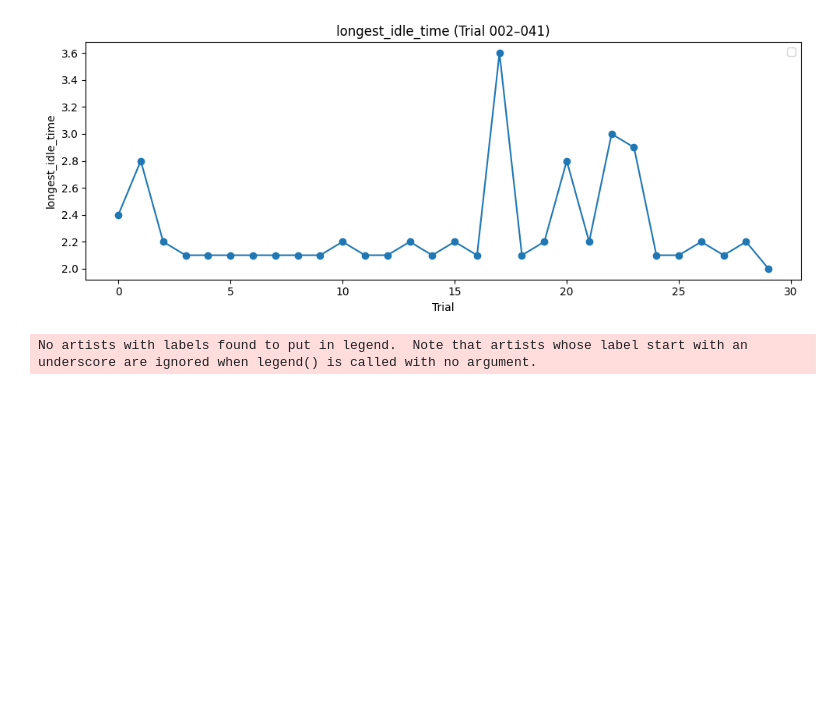
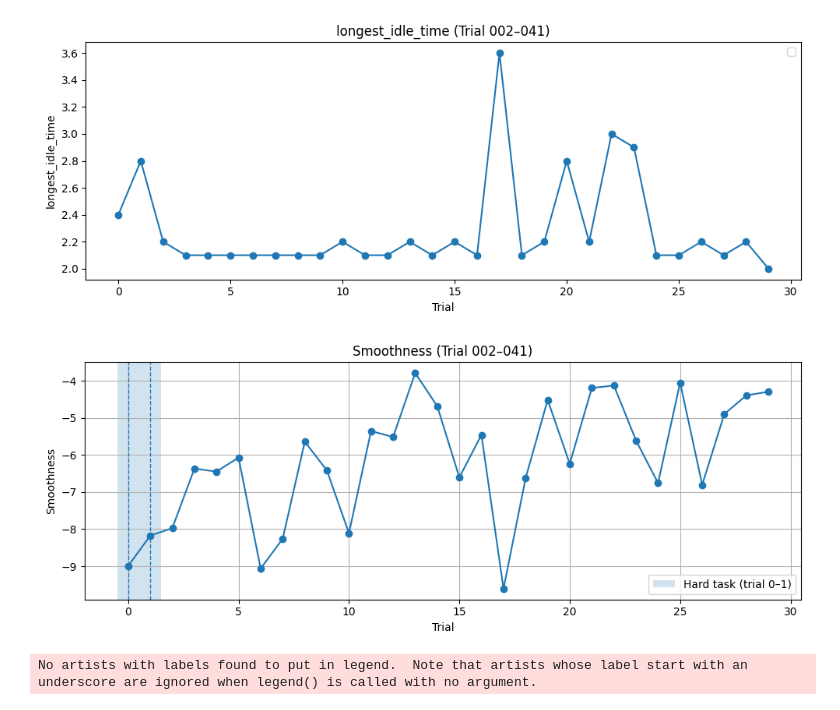
Before and after one commit to KylerHong/Morpheus_Haptic_Sleeve, a Jupyter notebook: Segmented.ipynb, the cells around one changed output. Cells and saved outputs as stored; diff of their text form; code cells hidden in the pictures; blank space fills up the shorter version.

```diff
--- a/Segmented.ipynb
+++ b/Segmented.ipynb
@@ -811,3 +992,22 @@ print(trial_metrics2[[
     41        68.016876           67.058824            12.400021               18.230800           2.200009              3.234505        680      D:\Box Sync\Box Sync\00_BEAR_Lab\Projects\Kyler(Kihun) ...
     42        56.152711           65.418895             7.100013               12.644115           2.200058              3.917991        561      D:\Box Sync\Box Sync\00_BEAR_Lab\Projects\Kyler(Kihun) ...
     43        72.148770           59.223301             6.100027                8.454791           2.499996              3.465058        721      D:\Box Sync\Box Sync\00_BEAR_Lab\Projects\Kyler(Kihun) ...
+# %%
+SEG_DIR = Path(r"D:\Box Sync\Box Sync\00_BEAR_Lab\Projects\Kyler(Kihun) Hong\1st_Haptic Sleeve\PilotExperiment\MotorLearning\20251203_SNFH06_Session2\Rosbag")
+seg_files = sorted(SEG_DIR.glob("**/*vx300s-gripper_vel_seg*.csv"))
+
+smooth_rows2 = []
+for f in seg_files:
+    smooth_rows2.append(smoothness_from_segmented_csv(
+        f,
+        ts_df=ts2,
+        trial_col="trial",
+        time_col="Time",
+        use_speed_magnitude=True,
+        crop_to_events=True,
+        Ts=0.1,                       # fixed 0.1s sample time
+        parameters=(0.05, 5.0, 4)      # you chose 5Hz because Fs=10Hz -> Nyquist=5Hz
+    ))
+
+smooth_df2 = pd.DataFrame(smooth_rows2).sort_values("trial", na_position="last")
+print(smooth_df2)
@@ -1002,4 +1286,33 @@ unique trials: 30
 missing trials: [30]
 duplicates: Series([], Name: trial, dtype: int64)
 [figure]
+# %%
+smooth_df2["trial"] = pd.to_numeric(smooth_df2["trial"], errors="coerce")
+
+
+# 2) compute completion time (seconds, if your ros_time is in seconds)
+# 3) filter trials 002~041  -> 2~41
+smoothness2= smooth_df2[(smooth_df2["trial"] >= 0) & (smooth_df2["trial"] <= 29)].copy()
+smoothness2 = smoothness2.dropna(subset=["smoothness"]).sort_values("trial")
+
+# optional: save
+# ts_2_41.to_csv("completion_time_trial002_041.csv", index=False)
+
+# 4) plot
+fig, ax = plt.subplots(figsize=(10,4))
+
+ax.axvspan(-0.5, 1.5, alpha=0.2, label="Hard task (trial 0–1)")
+
+ax.plot(smoothness2["trial"], smoothness2["smoothness"], marker="o")
+ax.set_xlabel("Trial")
+ax.set_ylabel("Smoothness")
+ax.set_title("Smoothness (Trial 002–041)")
+ax.grid(True)
+ax.axvline(0, linestyle="--", linewidth=1)
+ax.axvline(1, linestyle="--", linewidth=1)
+ax.legend()
+plt.tight_layout()
+plt.show()
+# %% [output]
+[figure, added]
 # %%
```
Also changed, not shown: parts of 10 cells of this notebook.
